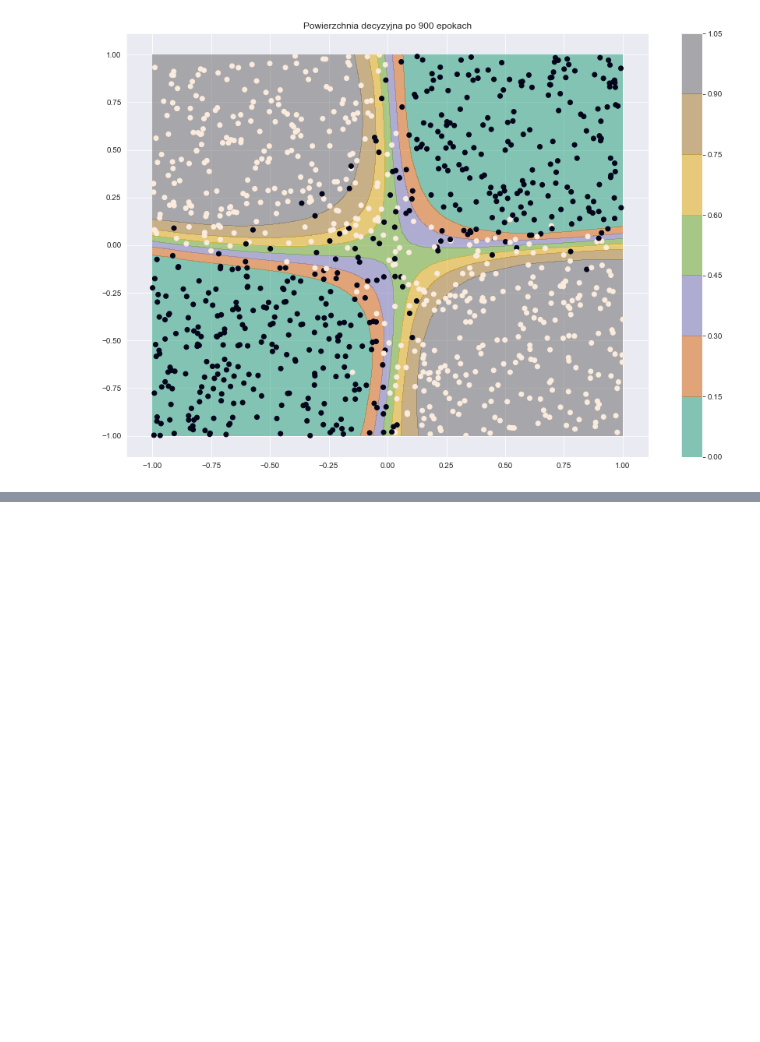
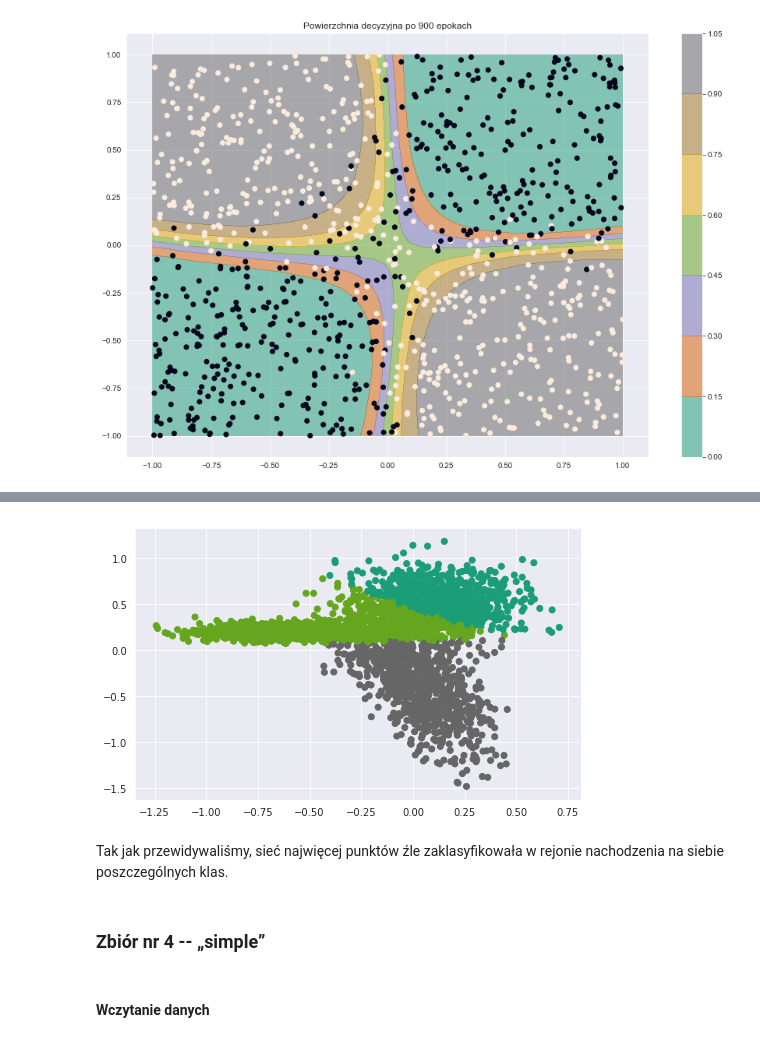
Before and after one commit to OlafSk/MGU2019, a Jupyter notebook: Raport - Klasyfikacja.ipynb, the cells around one changed output, grey strips where cells are left out. Drawn from its saved outputs; the diff is of its cells as text; code cells hidden in the pictures; blank space fills up the shorter version.

```diff
--- a/Raport - Klasyfikacja.ipynb
+++ b/Raport - Klasyfikacja.ipynb
@@ -110,0 +179,12 @@ Widać, że powierzchnia deyzyjna na tym zbiorze wygląda podobnie do poprzednie
+# %%
+plt.figure(figsize=(8, 5))
+plt.scatter(X_test[:, 0], X_test[:, 1], c=nn.forward_pass(X_test).argmax(axis=-1), cmap='Dark2')
+plt.show()
+# %% [output]
+[figure, added]
+# %% [markdown]
+Tak jak przewidywaliśmy, sieć najwięcej punktów źle zaklasyfikowała w rejonie nachodzenia na siebie poszczególnych klas.
+# %% [markdown]
+### Zbiór nr 4 -- „simple”
+# %% [markdown]
+#### Wczytanie danych
```
Also changed, not shown: parts of 64 cells of this notebook.
